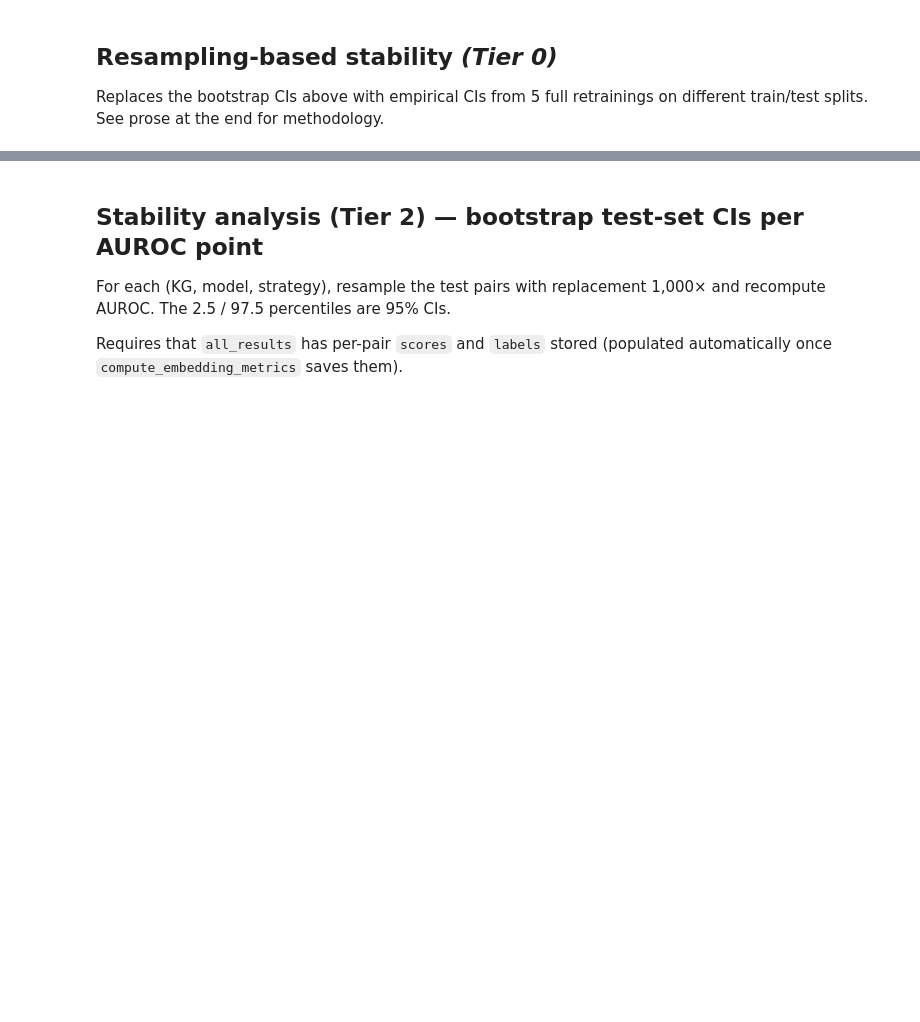
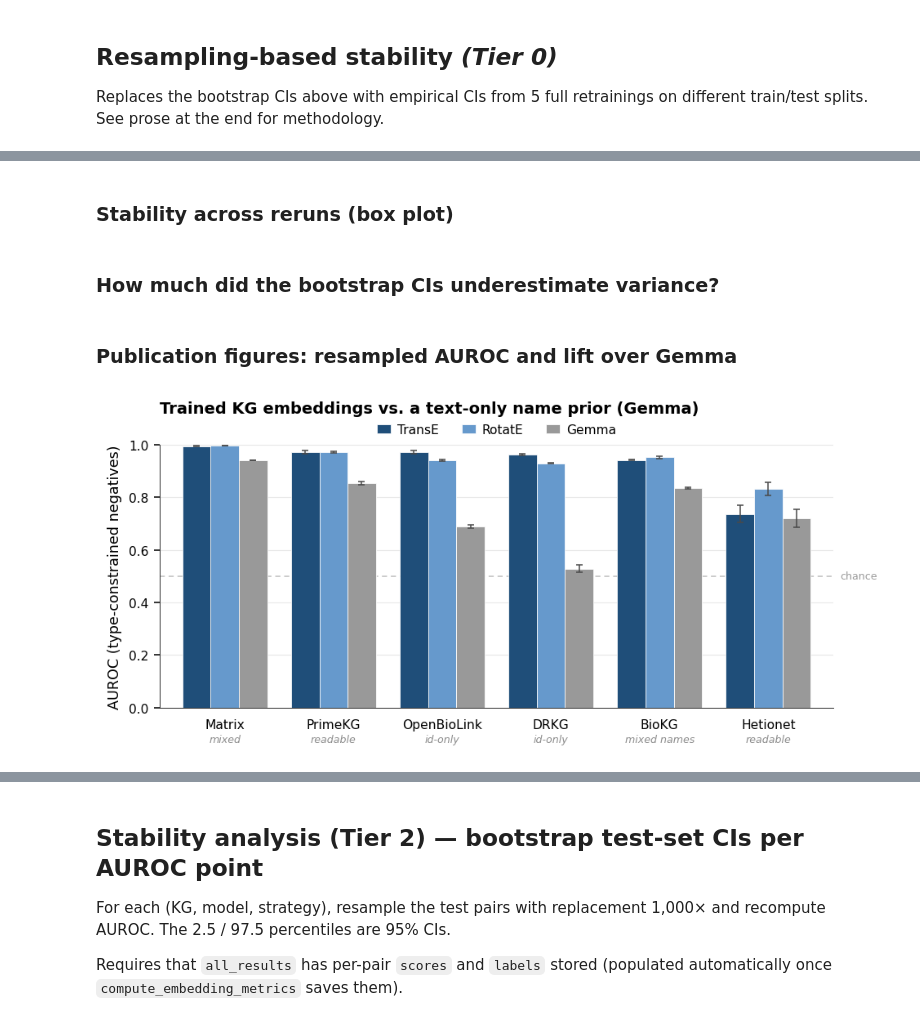
Before and after one commit to emmolins/biokgsuite_dashboard, a Jupyter notebook: eval_notebooks/08_embedding_validation.ipynb, the cells around one changed output, grey strips where cells are left out. Saved outputs shown, nothing was run; the diff lists cells and outputs as text; code cells hidden in the pictures; blank space fills up the shorter version.

```diff
--- a/eval_notebooks/08_embedding_validation.ipynb
+++ b/eval_notebooks/08_embedding_validation.ipynb
@@ -1526,0 +1410,2 @@ Freed KG state from kernel memory.
+# %% [markdown]
+### Stability across reruns (box plot)
@@ -1526,0 +1449,2 @@ Freed KG state from kernel memory.
+# %% [markdown]
+### How much did the bootstrap CIs underestimate variance?
@@ -1526,0 +1498,64 @@ Freed KG state from kernel memory.
+# %% [markdown]
+### Publication figures: resampled AUROC and lift over Gemma
+# %%
+# ── Publication figure: resampled AUROC (TransE / RotatE / Gemma) ──────
+# Mean ± 95% CI across the held-out reruns, type-constrained negatives.
+CSV     = BASE / 'results' / 'embedding_comparison_resampled.csv'
+STRAT   = 'type-constrained'
+MODELS  = ['TransE', 'RotatE', 'Gemma']
+MCOLORS = {'TransE': '#1f4e79', 'RotatE': '#6699cc', 'Gemma': '#999999'}
+KG_LABEL = {'primekg': 'PrimeKG', 'hetionet': 'Hetionet', 'drkg': 'DRKG',
+            'openbilink': 'OpenBioLink', 'biokg': 'BioKG', 'matrix': 'Matrix'}
+NQ = {'primekg': 'readable', 'hetionet': 'readable', 'drkg': 'id-only',
+      'openbilink': 'id-only', 'biokg': 'mixed names', 'matrix': 'mixed'}
+
+df = pd.read_csv(CSV)
+df = df[df.strategy == STRAT]
+models = [m for m in MODELS if m in set(df.model)]
+
+def _stats(kg, m):
+    v = df[(df.kg == kg) & (df.model == m)]['auroc'].dropna()
+    se = v.std(ddof=1) / np.sqrt(len(v)) if len(v) > 1 else 0.0
+    return v.mean(), 1.96 * se
+
+kgs = sorted(df.kg.unique(),
+             key=lambda k: max(_stats(k, m)[0] for m in models), reverse=True)
+x, w = np.arange(len(kgs)), 0.78 / len(models)
+
+fig, ax = plt.subplots(figsize=(7.0, 3.3))
+ax.set_axisbelow(True)
+ax.yaxis.grid(True, color='#E8E8E8', lw=0.6, zorder=0)
+ax.xaxis.grid(False)
+for i, m in enumerate(models):
+    means = [_stats(k, m)[0] for k in kgs]
+    errs  = [_stats(k, m)[1] for k in kgs]
+    ax.bar(x + (i - (len(models) - 1) / 2) * w, means, w,
+           color=MCOLORS[m], label=m, edgecolor='white', linewidth=0.4, zorder=2,
+           yerr=errs, error_kw=dict(ecolor='#4a4a4a', elinewidth=0.8,
+                                    capsize=2, capthick=0.8, zorder=3))
+ax.axhline(0.5, color='#BDBDBD', lw=0.8, ls=(0, (4, 3)), zorder=1)
+ax.annotate('chance', xy=(1.0, 0.5), xycoords=('axes fraction', 'data'),
+            xytext=(4, 0), textcoords='offset points', ha='left', va='center',
+            fontsize=6.5, color='#9a9a9a', annotation_clip=False)
+ax.set_ylim(0, 1.0)
+ax.set_yticks(np.arange(0, 1.01, 0.2))
+ax.set_ylabel('AUROC (type-constrained negatives)')
+ax.set_xticks(x)
+ax.set_xlim(-0.6, len(kgs) - 0.4)
+ax.tick_params(bottom=False)
+ax.set_xticklabels([KG_LABEL[k] for k in kgs])
+for i, k in enumerate(kgs):
+    ax.text(i, -0.10, NQ[k], transform=ax.get_xaxis_transform(),
+            ha='center', va='top', fontsize=6.5, color='#8C8C8C', style='italic')
+for s in ('top', 'right'):
+    ax.spines[s].set_visible(False)
+ax.legend(frameon=False, ncol=len(models), loc='lower center',
+          bbox_to_anchor=(0.5, 1.01), handlelength=1.1, handletextpad=0.5,
+          columnspacing=1.8, borderpad=0)
+ax.set_title('Trained KG embeddings vs. a text-only name prior (Gemma)',
+             loc='left', pad=20)
+fig.tight_layout()
+save_fig(fig, FIGS, '08_resampled_auroc')
+plt.show()
+# %% [output]
+[figure, added]
```
Also changed, not shown: parts of 38 cells of this notebook, 13 other files.
